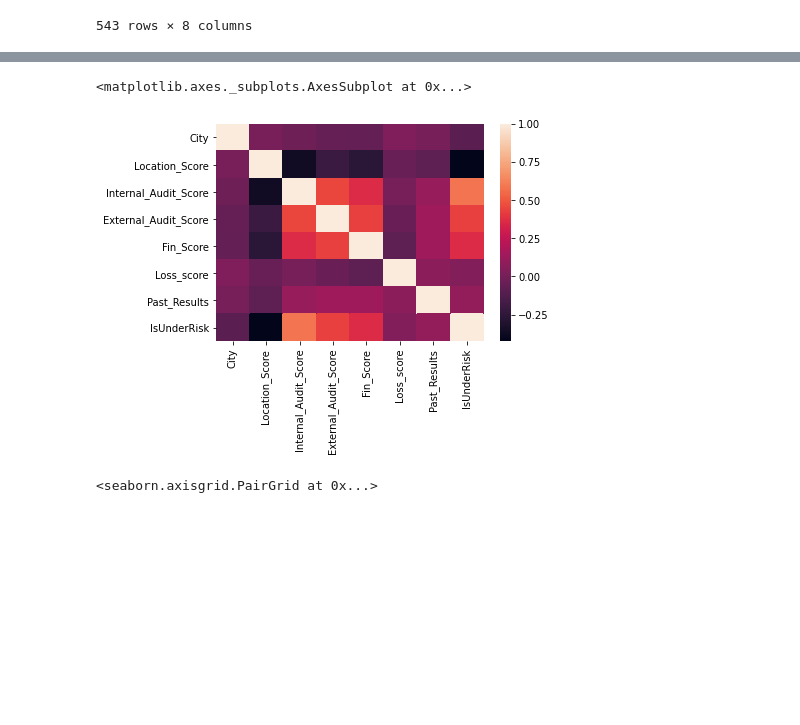
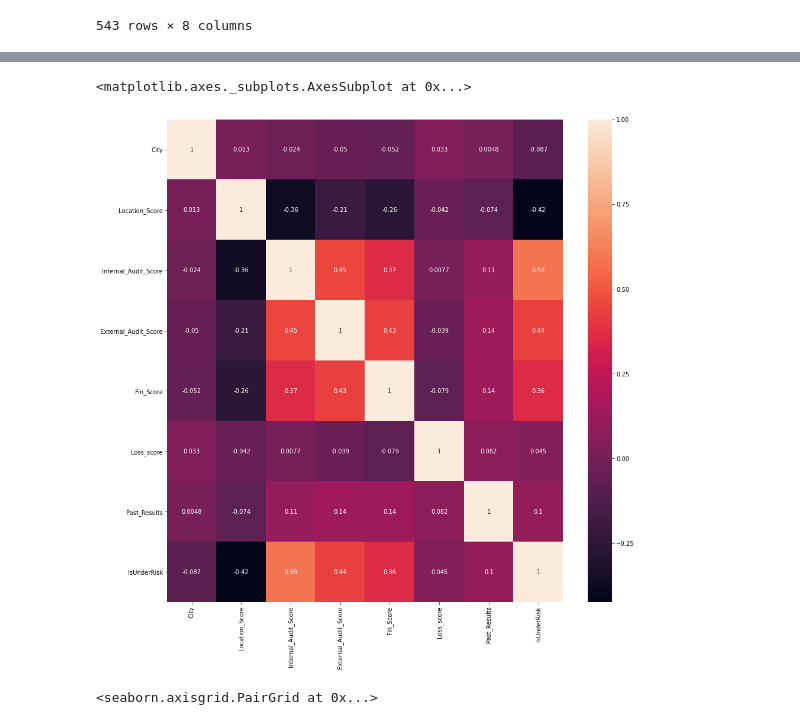
Before and after one commit to Niranjan2909/Financial-Risk-Prediction---h2o, a Jupyter notebook: Financial Risk prediction-H2O-GBM-Final.ipynb, the cells around one changed output, grey strips where cells are left out. Cells and saved outputs as stored; diff of their text form; code cells hidden in the pictures; blank space fills up the shorter version.

```diff
--- a/Financial Risk prediction-H2O-GBM-Final.ipynb
+++ b/Financial Risk prediction-H2O-GBM-Final.ipynb
@@ -79,11 +79,12 @@ df_train.corr()
 | Loss_score | 0.033183 | -0.042139 | 0.007685 | -0.038786 | -0.078573 | 1.000000 | ... |
 | Past_Results | 0.004762 | -0.074364 | 0.112093 | 0.141163 | 0.138111 | 0.081858 | ... |
 | IsUnderRisk | -0.087463 | -0.423956 | 0.586097 | 0.435619 | 0.362463 | 0.044888 | ... |
-# %%
-sns.heatmap(df_train.corr())
-# %% [output]
-<matplotlib.axes._subplots.AxesSubplot at 0x...>
-[figure, removed]
+# %%
+plt.figure(figsize=(15,15))
+sns.heatmap(df_train.corr(),annot=True)
+# %% [output]
+<matplotlib.axes._subplots.AxesSubplot at 0x...>
+[figure, added]
 # %%
 sns.pairplot(df_train.drop('IsUnderRisk',axis=1),diag_kind='kde')
 # %% [output]
```
